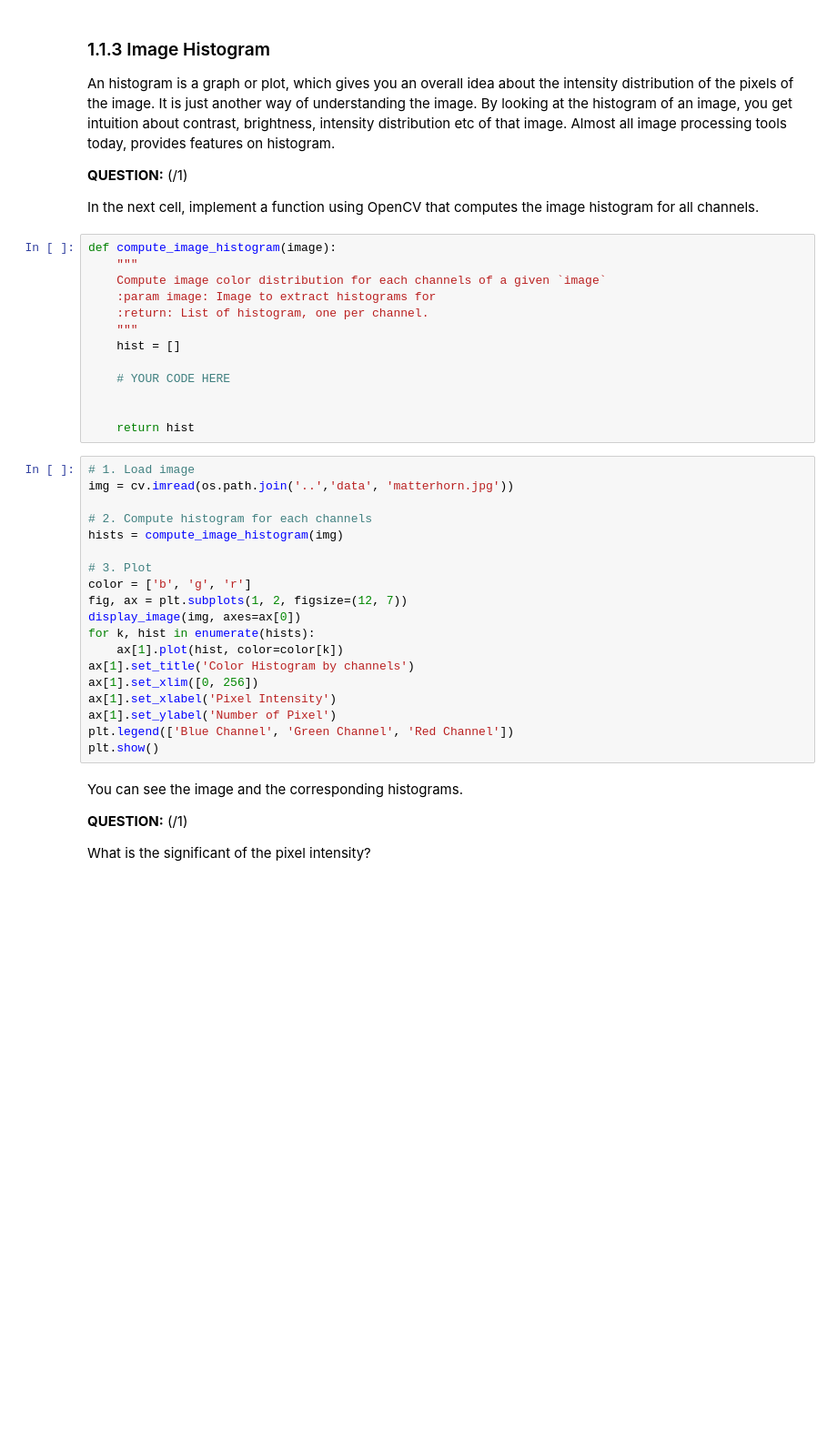
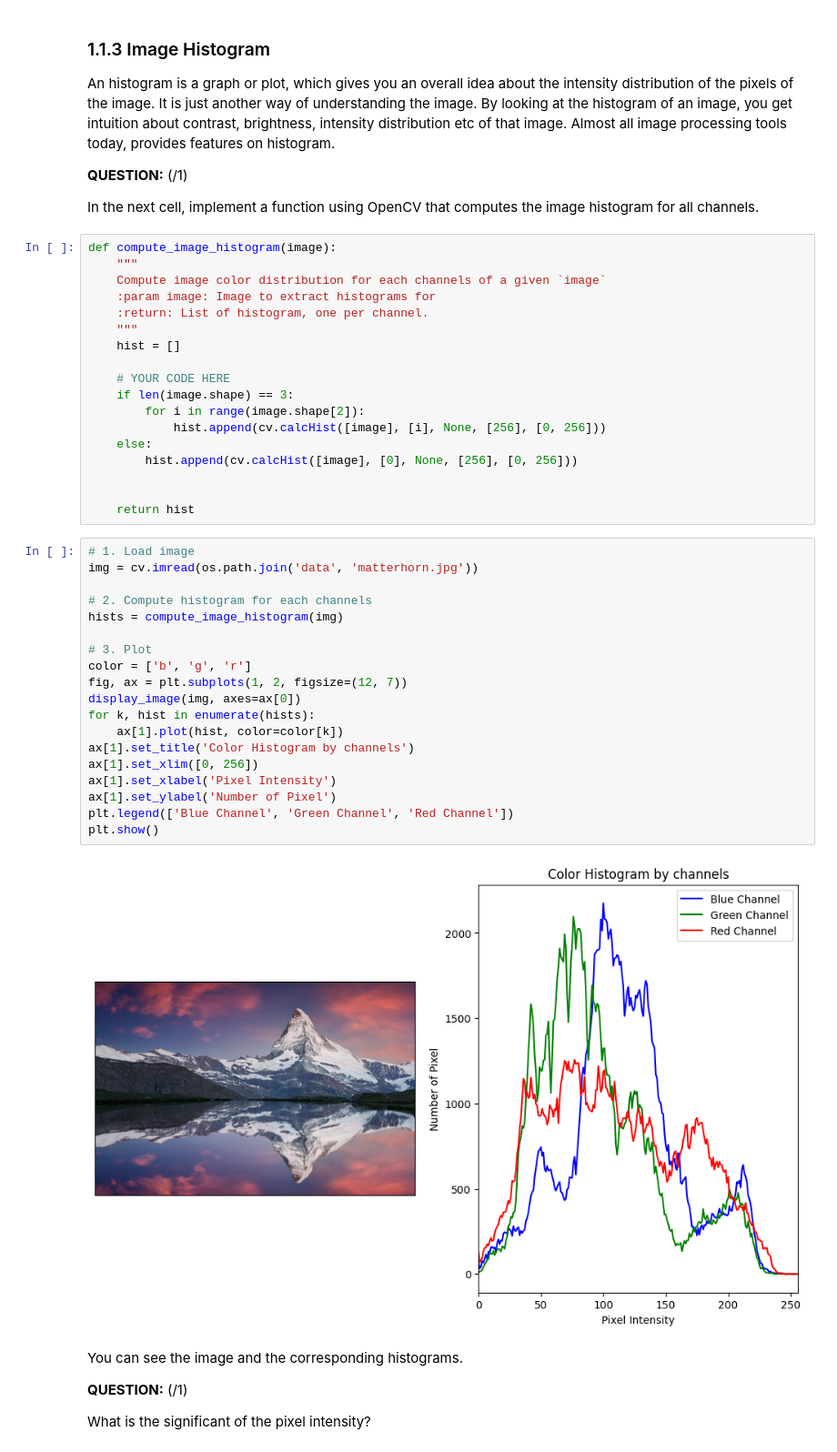
Before and after one commit to SeifLabib/Lab-in-Signal-Image-Processing, a Jupyter notebook: Lab1/01_introduction_image_processing_2024.ipynb, the cells around one changed output. Shown at 91% size. Cells and saved outputs as stored; diff of their text form; blank space fills up the shorter version.

```diff
--- a/Lab1/01_introduction_image_processing_2024.ipynb
+++ b/Lab1/01_introduction_image_processing_2024.ipynb
@@ -407,28 +407,35 @@ def compute_image_histogram(image):
     hist = []
 
     # YOUR CODE HERE
+    if len(image.shape) == 3:
+        for i in range(image.shape[2]):
+            hist.append(cv.calcHist([image], [i], None, [256], [0, 256]))
+    else:
+        hist.append(cv.calcHist([image], [0], None, [256], [0, 256]))
 
 
     return hist
 # %%
 # 1. Load image
-img = cv.imread(os.path.join('..','data', 'matterhorn.jpg'))
+img = cv.imread(os.path.join('data', 'matterhorn.jpg'))
 
 # 2. Compute histogram for each channels
 hists = compute_image_histogram(img)
 
 # 3. Plot
 color = ['b', 'g', 'r']
 fig, ax = plt.subplots(1, 2, figsize=(12, 7))
 display_image(img, axes=ax[0])
 for k, hist in enumerate(hists):
     ax[1].plot(hist, color=color[k])
 ax[1].set_title('Color Histogram by channels')
 ax[1].set_xlim([0, 256])
 ax[1].set_xlabel('Pixel Intensity')
 ax[1].set_ylabel('Number of Pixel')
 plt.legend(['Blue Channel', 'Green Channel', 'Red Channel'])
 plt.show()
+# %% [output]
+[figure, added]
 # %% [markdown]
 You can see the image and the corresponding histograms.
 
```
Also changed, not shown: parts of 5 cells of this notebook.
